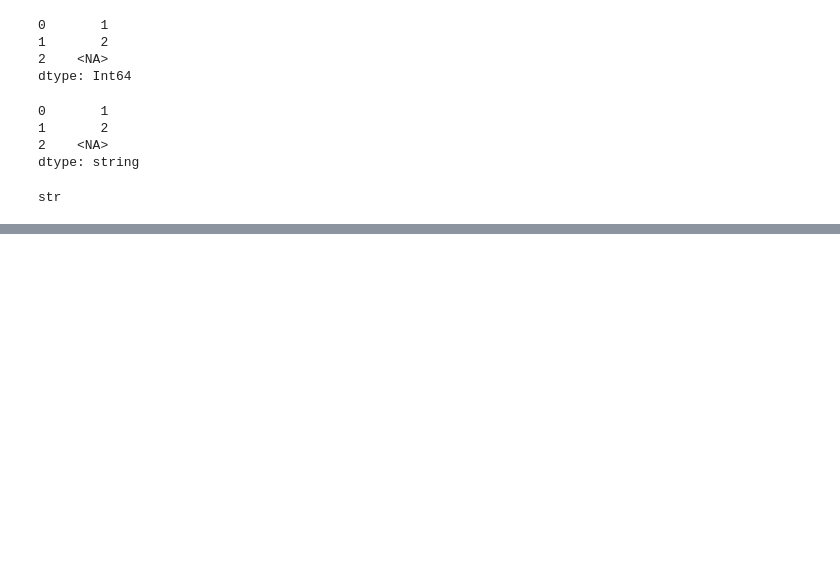
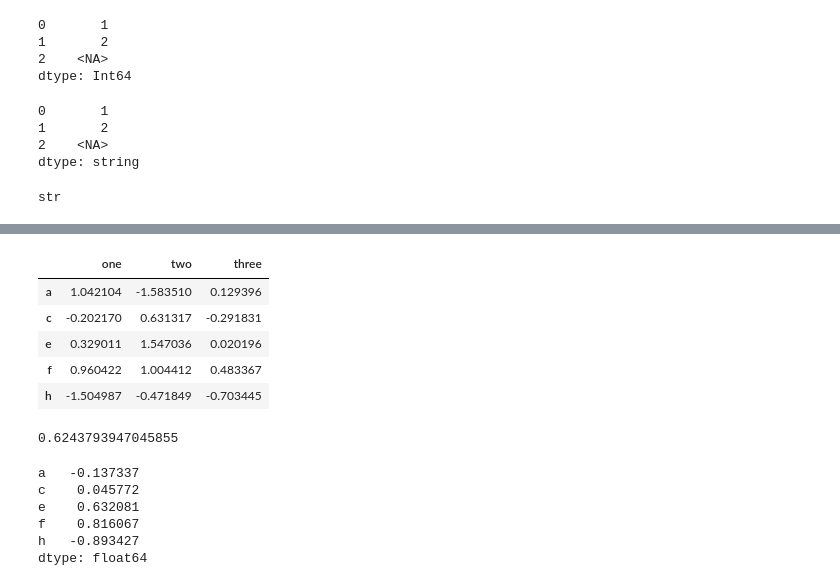
Before and after one commit to PavankumarUppar/Pandas, a Jupyter notebook: Pandas.ipynb, the cells around one changed output, grey strips where cells are left out. Drawn from its saved outputs; the diff is of its cells as text; code cells hidden in the pictures; blank space fills up the shorter version.

```diff
--- a/Pandas.ipynb
+++ b/Pandas.ipynb
@@ -454,0 +826,27 @@ str
+# %%
+df = pd.DataFrame(
+    np.random.randn(5, 3),
+    index=["a", "c", "e", "f", "h"],
+    columns=["one", "two", "three"],
+)
+df
+# %% [output]
+|  | one | two | three |
+| a | 1.042104 | -1.583510 | 0.129396 |
+| c | -0.202170 | 0.631317 | -0.291831 |
+| e | 0.329011 | 1.547036 | 0.020196 |
+| f | 0.960422 | 1.004412 | 0.483367 |
+| h | -1.504987 | -0.471849 | -0.703445 |
+# %%
+df["one"].sum()
+# %% [output]
+0.6243793947045855
+# %%
+df.mean(1)
+# %% [output]
+a   -0.137337
+c    0.045772
+e    0.632081
+f    0.816067
+h   -0.893427
+dtype: float64
```
Also changed, not shown: parts of 61 cells of this notebook.
